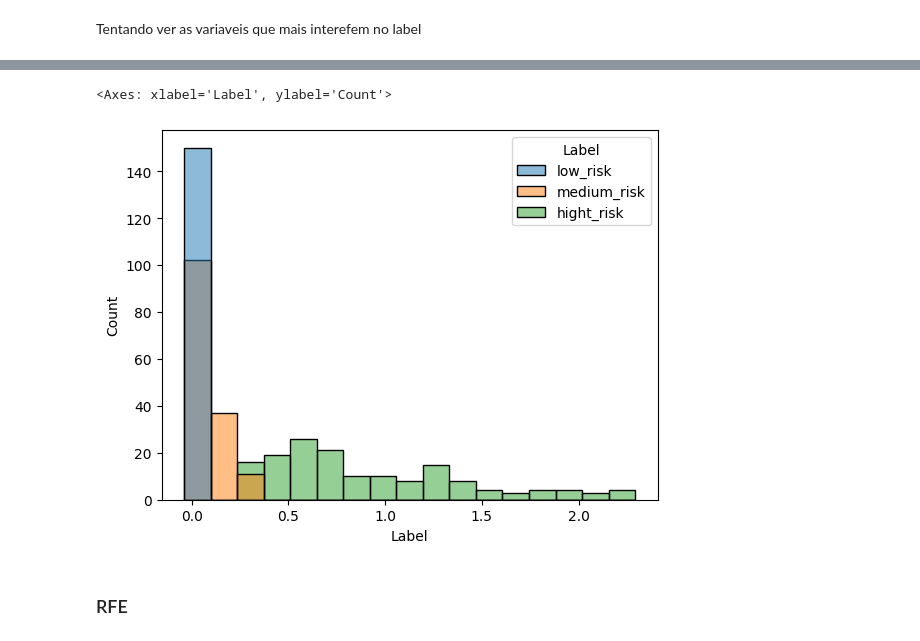
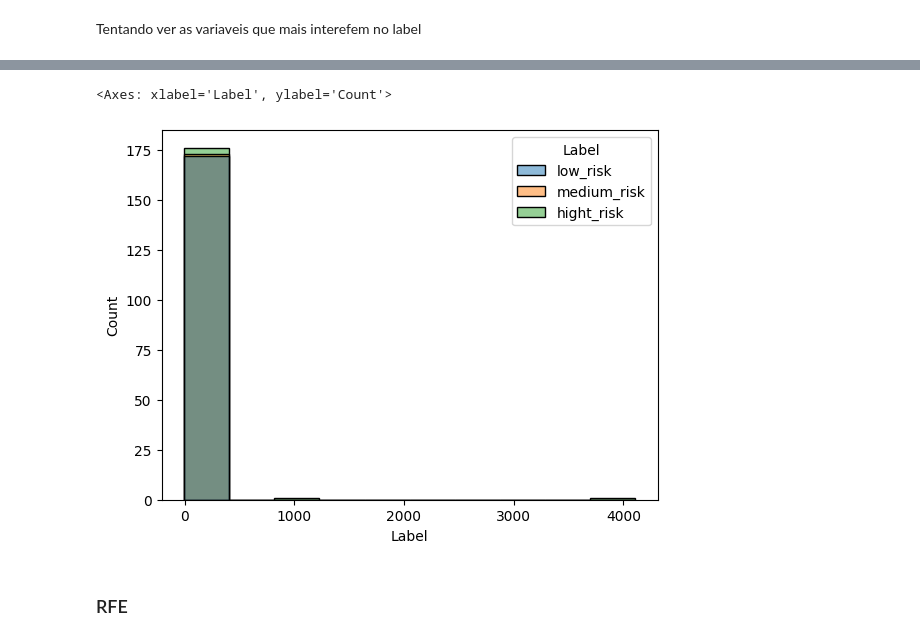
Before and after one commit to ErikMaia/tcc, a Jupyter notebook: src/analisys.ipynb, the cells around one changed output, grey strips where cells are left out. Drawn from its saved outputs; the diff is of its cells as text; code cells hidden in the pictures.

```diff
--- a/src/analisys.ipynb
+++ b/src/analisys.ipynb
@@ -317,5 +362,5 @@ Name: Beta, dtype: float64
 # %%
-rotulo = marge_index.drop(columns=['index','Open','Beta'])
+rotulo = marge_index.drop(columns=['drawdown','Open','Beta'])
 # %% [markdown]
 ### Dados de Mudanças de preços
 # %% [markdown]
@@ -784,7 +829,3 @@ Index(['ticker',
       dtype='object', length=204)
 # %%
 final['ticker'] = final['ticker'] + '11'
-# %%
-# final['Data'] = final['Data'].dt.to_period('M')
-final['Date'] = pd.to_datetime(final['Data']).dt.to_period('M')
-rotulo['Date']
@@ -828,2 +872,6 @@ rotulo
 # %%
-final = pd.merge(final,rotulo,on=['Date','ticker'])
+final['Date'] = final['Date'].astype(str)
+rotulo['Date'] = rotulo['Date'].astype(str)
+
+final = pd.merge(final, rotulo, 'left', on=['Date', 'ticker'])
+final
@@ -951,7 +1013,7 @@ def remove_outliers(df, coluna):
     df_filtrado = df[(df[coluna] >= limite_inferior) & (df[coluna] <= limite_superior)]
     return df_filtrado
 
-final = remove_outliers(final, 'Label')
-print("Dados originais:")
+# final = remove_outliers(final, 'Label')
+# print("Dados originais:")
 final
 # %% [output]
@@ -1072,10 +1144,10 @@ interval = [final['Label'].min(),final['Label'].quantile(.33),final['Label'].qua
 labels = ['low_risk','medium_risk','hight_risk']
 # %%
 hue = pd.cut(final['Label'],bins=interval,labels=labels)
-sns.histplot(x=final['Label'], hue=hue)
+sns.histplot(x=final['Label'], hue=hue, bins=10)
 # %% [output]
 <Axes: xlabel='Label', ylabel='Count'>
-[figure, old version]
+[figure, new version]
 # %%
 final['label'] = hue
 # %% [markdown]
```
Also changed, not shown: parts of 61 cells of this notebook.
